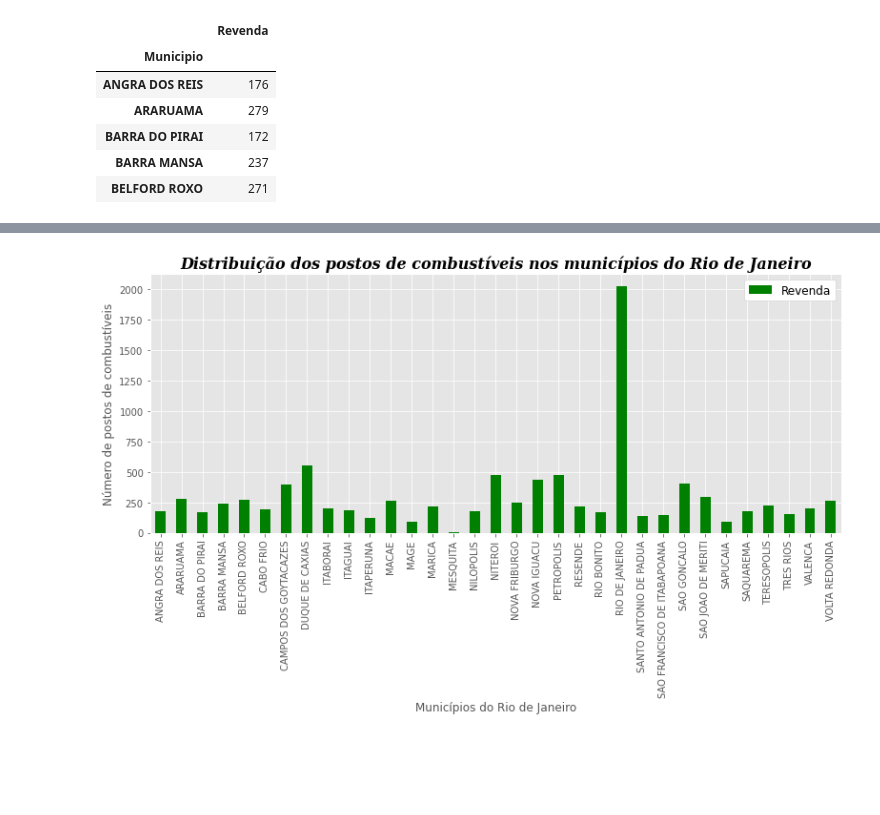
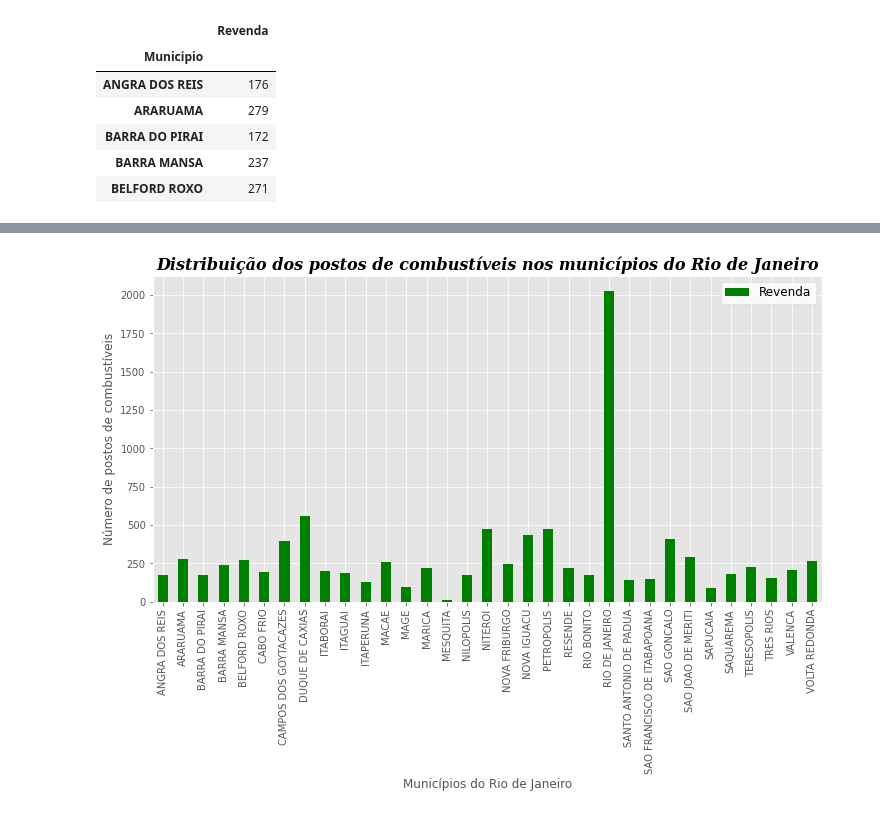
Before and after one commit to joaorosa2/analise_combustiveis_brasil, a Jupyter notebook: ProjetoM4.ipynb, the cells around one changed output, grey strips where cells are left out. Cells and saved outputs as stored; diff of their text form; code cells hidden in the pictures; blank space fills up the shorter version.

```diff
--- a/ProjetoM4.ipynb
+++ b/ProjetoM4.ipynb
@@ -166,7 +171,7 @@ tabelaAgosto = tabelaAgosto.drop('Complemento', axis=1)
 tabelaAgosto = tabelaAgosto.drop('Valor de Compra',axis=1)
 
 # ------------TRANSFORMANDO O FORMATO DA COLUNA-------------#
-tabelaAgosto['Data de Coleta'] = pd.to_datetime(tabelaAgosto['Data da Coleta'],format = '%d/%m/%Y')
+tabelaAgosto['Data da Coleta'] = pd.to_datetime(tabelaAgosto['Data da Coleta'],format = '%d/%m/%Y')
 tabelaJulho['Data da Coleta'] = pd.to_datetime(tabelaJulho['Data da Coleta'],format = '%d/%m/%Y')
 
 # ----------------------AGOSTO------------------------------#
@@ -174,7 +179,6 @@ tabelaJulho = tabelaJulho.drop('Nome da Rua', axis=1)
 tabelaJulho = tabelaJulho.drop('Numero Rua', axis=1)
 tabelaJulho = tabelaJulho.drop('Complemento', axis=1)
 tabelaJulho = tabelaJulho.drop('Valor de Compra',axis=1)
-tabelaAgosto['Data da Coleta'] = pd.to_datetime(tabelaAgosto['Data da Coleta'],format = '%d/%m/%Y')
 # %%
 # ----------------------UNINDO-DATAFRAMES--------------------#
 concateTabelas = pd.concat([tabelaJulho, tabelaAgosto], axis=0, ignore_index=True)
@@ -835,11 +824,10 @@ selecao_2
 # %%
 plt.style.use('ggplot')
-grafico = selecao_1.plot(figsize=(13,5),kind='bar', color='g')
+grafico = selecao_1.plot(figsize=(12,6),kind='bar', color='g')
 grafico.set_title('Distribuição dos postos de combustíveis nos municípios do Rio de Janeiro', fontsize=16, fontweight='bold', fontstyle='italic', fontfamily='serif' )
 plt.ylabel('Número de postos de combustíveis')
 plt.xlabel('Municípios do Rio de Janeiro')
-plt.style.use('ggplot')
-plt.legend(fontsize=12, frameon=True, framealpha=2, facecolor='white')
+plt.legend(fontsize=12, facecolor='white')
 plt.show()
 # %% [output]
-[figure, old version]
+[figure, new version]
```
Also changed, not shown: parts of 24 cells of this notebook.
